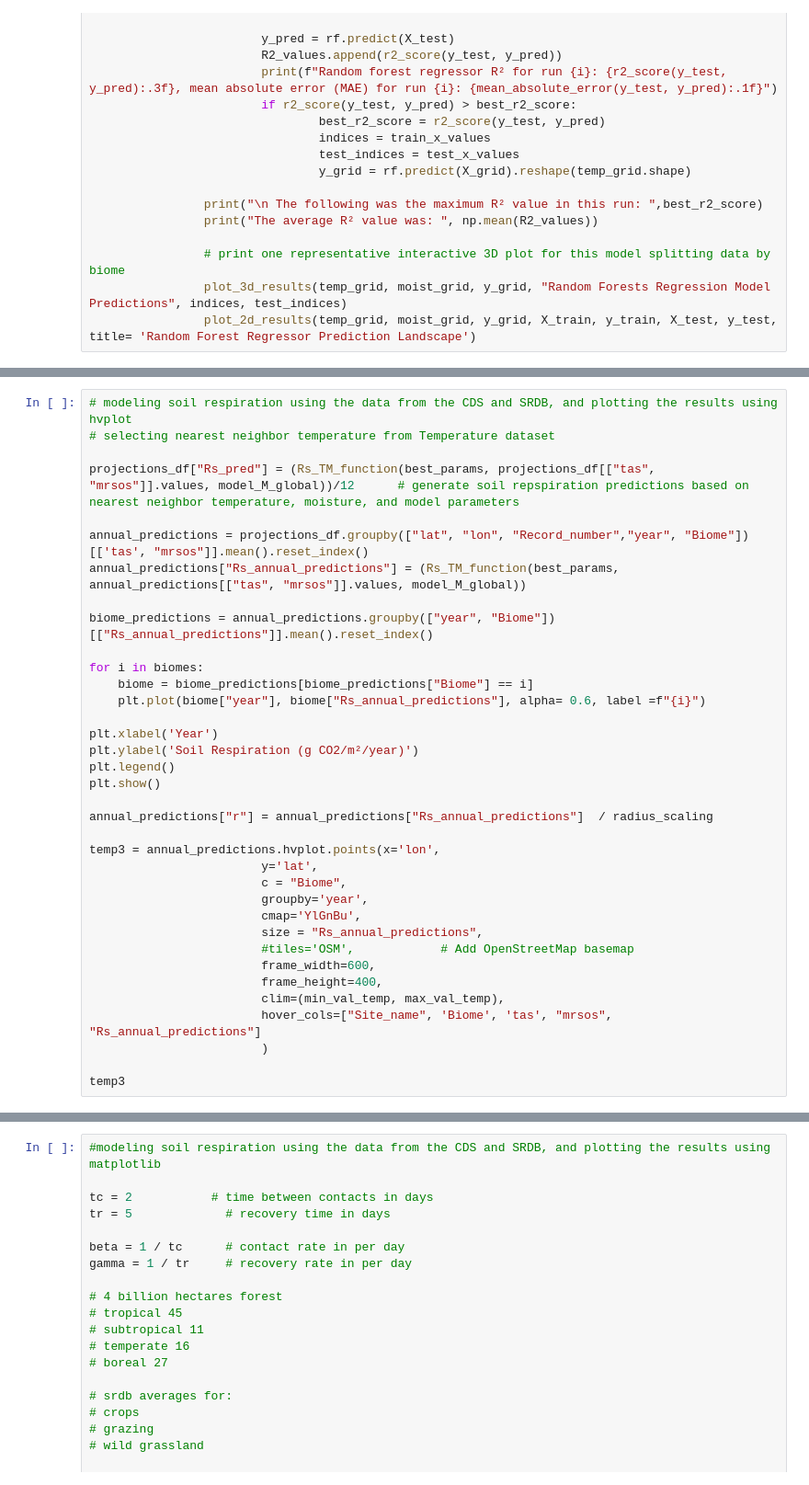
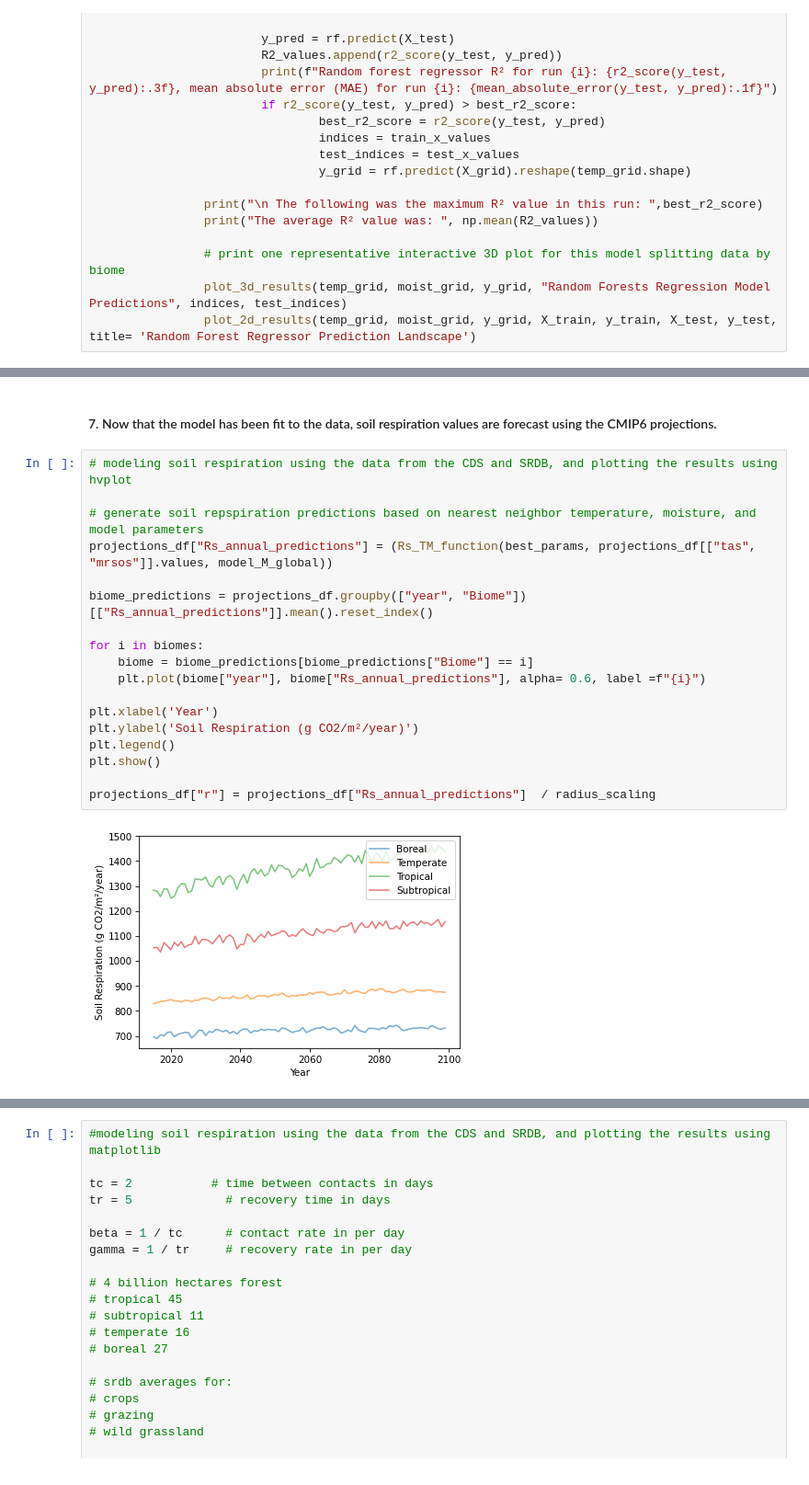
Before and after one commit to vinmk-git/Soil-Respiration-Model, a Jupyter notebook: soilRmodel.ipynb, the cells around one changed output, grey strips where cells are left out. Shown at 92% size. Cells and saved outputs as stored; diff of their text form.

```diff
--- a/soilRmodel.ipynb
+++ b/soilRmodel.ipynb
@@ -573,37 +740,23 @@ run_simulation(RF=True)
+# %% [markdown]
+#### 7. Now that the model has been fit to the data, soil respiration values are forecast using the CMIP6 projections.
 # %%
 # modeling soil respiration using the data from the CDS and SRDB, and plotting the results using hvplot
-# selecting nearest neighbor temperature from Temperature dataset
 
-projections_df["Rs_pred"] = (Rs_TM_function(best_params, projections_df[["tas", "mrsos"]].values, model_M_global))/12      # generate soil repspiration predictions based on nearest neighbor temperature, moisture, and model parameters
+# generate soil repspiration predictions based on nearest neighbor temperature, moisture, and model parameters
+projections_df["Rs_annual_predictions"] = (Rs_TM_function(best_params, projections_df[["tas", "mrsos"]].values, model_M_global))
 
-annual_predictions = projections_df.groupby(["lat", "lon", "Record_number","year", "Biome"])[['tas', "mrsos"]].mean().reset_index()
-annual_predictions["Rs_annual_predictions"] = (Rs_TM_function(best_params, annual_predictions[["tas", "mrsos"]].values, model_M_global))
-
-biome_predictions = annual_predictions.groupby(["year", "Biome"])[["Rs_annual_predictions"]].mean().reset_index()
+biome_predictions = projections_df.groupby(["year", "Biome"])[["Rs_annual_predictions"]].mean().reset_index()
 
 for i in biomes:
     biome = biome_predictions[biome_predictions["Biome"] == i]
     plt.plot(biome["year"], biome["Rs_annual_predictions"], alpha= 0.6, label =f"{i}")
 
 plt.xlabel('Year')
 plt.ylabel('Soil Respiration (g CO2/m²/year)')
 plt.legend()
 plt.show()
 
-annual_predictions["r"] = annual_predictions["Rs_annual_predictions"]  / radius_scaling
-
-temp3 = annual_predictions.hvplot.points(x='lon',
-                        y='lat',
-                        c = "Biome",
-                        groupby='year',
-                        cmap='YlGnBu',
-                        size = "Rs_annual_predictions",
-                        #tiles='OSM',            # Add OpenStreetMap basemap
-                        frame_width=600,
-                        frame_height=400,
-                        clim=(min_val_temp, max_val_temp),
-                        hover_cols=["Site_name", 'Biome', 'tas', "mrsos", "Rs_annual_predictions"]
-                        )
-
-temp3
+projections_df["r"] = projections_df["Rs_annual_predictions"]  / radius_scaling
+# %% [output]
+[figure, added]
 # %%
```
Also changed, not shown: parts of 18 cells of this notebook.
